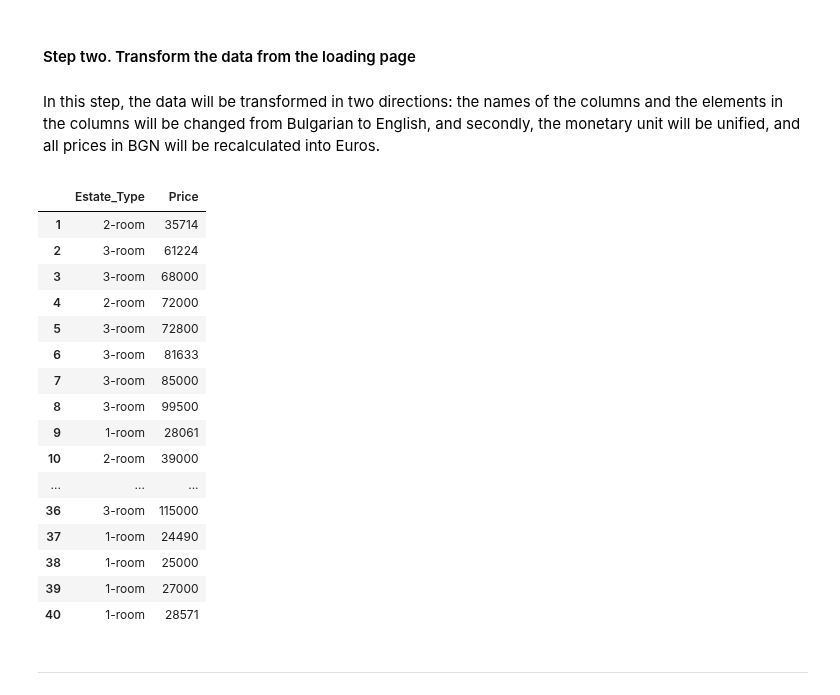
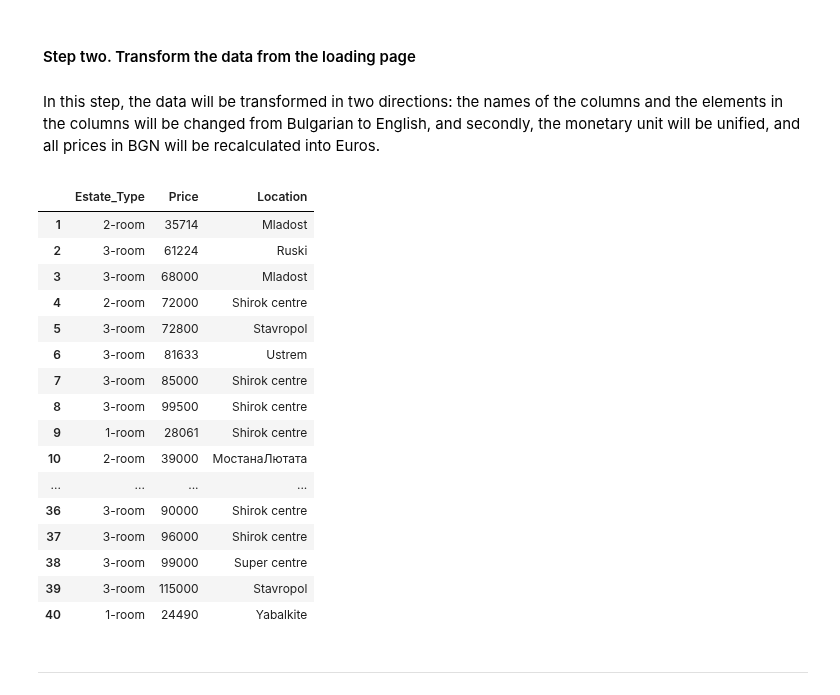
Before and after one commit to StefanRaychev/Web-scraping-and-data-analysis-of-estate-market, a Jupyter notebook: Scraping.ipynb, the cells around one changed output. Saved outputs shown, nothing was run; the diff lists cells and outputs as text; code cells hidden in the pictures.

```diff
--- a/Scraping.ipynb
+++ b/Scraping.ipynb
@@ -118,41 +118,53 @@ df_estate_collection_first
 <h4 style="color:black; background-color:white; padding:5px; padding-bottom:10px; margin-bottom:-10px">Step two. Transform the data from the loading page</h4>
 <p style="color:black; background-color:white; padding:5px">In this step, the data will be transformed in two directions: the names of the columns and the elements in the columns will be changed from Bulgarian to English, and secondly, the monetary unit will be unified, and all prices in BGN will be recalculated into Euros.</p>
 # %%
-df_estate_collection_first = df_estate_collection_first.rename(columns={'Имот': 'Estate_Type', 'Цена': 'Price'})
+df_estate_collection_first = df_estate_collection_first.rename(columns={'Имот': 'Estate_Type', 'Цена': 'Price', "Локация": "Location"})
 
 df_estate_collection_first['Estate_Type'] = df_estate_collection_first['Estate_Type'].str.replace('Продава', '')
 df_estate_collection_first['Estate_Type'] = df_estate_collection_first['Estate_Type'].str.replace('СТАЕН', 'room')
+
+df_estate_collection_first['Location'] = df_estate_collection_first['Location'].str.replace('град', '')
+df_estate_collection_first['Location'] = df_estate_collection_first['Location'].str.replace('Пазарджик', '')
+df_estate_collection_first['Location'] = df_estate_collection_first['Location'].str.replace(',', '')
+df_estate_collection_first['Location'] = df_estate_collection_first['Location'].str.replace(' ', '')
+
+# Dictionary for renaming elements
+rename_dict = {'Младост': 'Mladost', 'Руски': 'Ruski', 'Център': 'Shirok centre', 'Ставропол': 'Stavropol', 'Устрем': 'Ustrem', 'Моста на Лютата': 'The bridge',
+               'Запад': 'Zapad', 'Идеаленцентър': 'Super centre', 'Ябълките': 'Yabalkite'}
+
+# Rename elements in 'Column2' using the dictionary
+df_estate_collection_first['Location'] = df_estate_collection_first['Location'].replace(rename_dict)
 
 def convert_to_eur(Price):
     if 'лв.' in Price:
         Price = Price.replace('лв.', '').replace(' ', '')
         Price = round(float(Price) / 1.96)
     elif 'EUR' in Price:
         Price = Price.replace('EUR', '').replace(' ', '')
         Price = round(float(Price))
     return Price
 
 # Apply the conversion function to the Price column
 df_estate_collection_first['Price'] = df_estate_collection_first['Price'].apply(convert_to_eur)
 df_estate_collection_first
 # %% [output]
-|  | Estate_Type | Price |
-| 1 | 2-room | 35714 |
-| 2 | 3-room | 61224 |
-| 3 | 3-room | 68000 |
-| 4 | 2-room | 72000 |
-| 5 | 3-room | 72800 |
-| 6 | 3-room | 81633 |
-| 7 | 3-room | 85000 |
-| 8 | 3-room | 99500 |
-| 9 | 1-room | 28061 |
-| 10 | 2-room | 39000 |
-| ... | ... | ... |
-| 36 | 3-room | 115000 |
-| 37 | 1-room | 24490 |
-| 38 | 1-room | 25000 |
-| 39 | 1-room | 27000 |
-| 40 | 1-room | 28571 |
+|  | Estate_Type | Price | Location |
+| 1 | 2-room | 35714 | Mladost |
+| 2 | 3-room | 61224 | Ruski |
+| 3 | 3-room | 68000 | Mladost |
+| 4 | 2-room | 72000 | Shirok centre |
+| 5 | 3-room | 72800 | Stavropol |
+| 6 | 3-room | 81633 | Ustrem |
+| 7 | 3-room | 85000 | Shirok centre |
+| 8 | 3-room | 99500 | Shirok centre |
+| 9 | 1-room | 28061 | Shirok centre |
+| 10 | 2-room | 39000 | МостанаЛютата |
+| ... | ... | ... | ... |
+| 36 | 3-room | 90000 | Shirok centre |
+| 37 | 3-room | 96000 | Shirok centre |
+| 38 | 3-room | 99000 | Super centre |
+| 39 | 3-room | 115000 | Stavropol |
+| 40 | 1-room | 24490 | Yabalkite |
 # %% [markdown]
 ---
 # %% [markdown]
```
Also changed, not shown: parts of 7 cells of this notebook.
